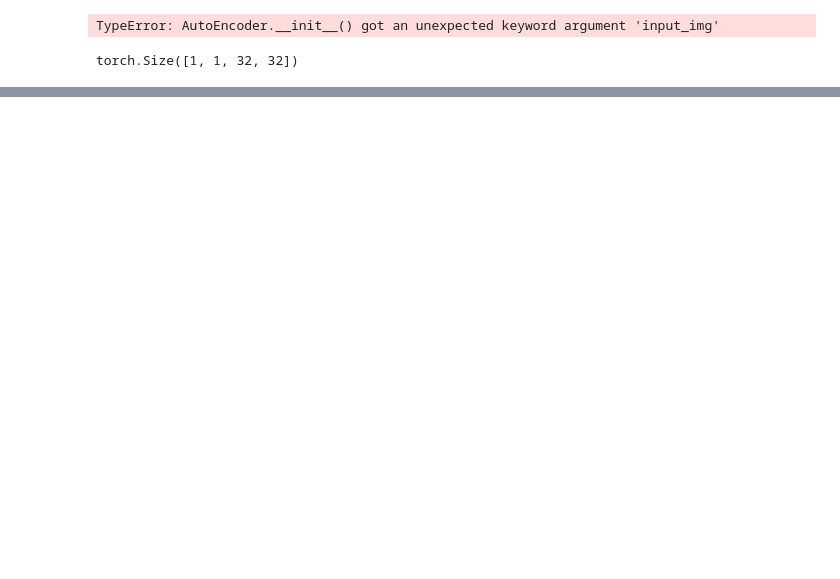
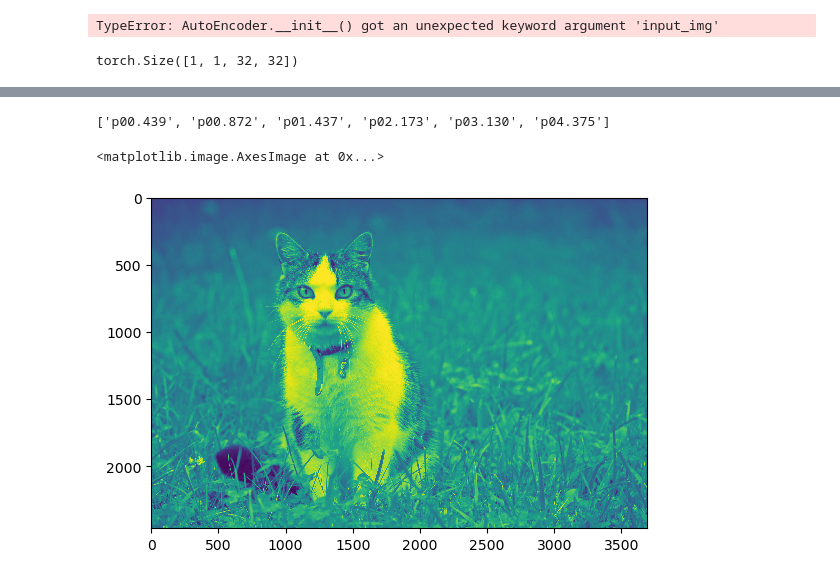
Before and after one commit to simenhu/fdtd, a Jupyter notebook: cortical/PlayWithModel.ipynb, the cells around one changed output, grey strips where cells are left out. Drawn from its saved outputs; the diff is of its cells as text; code cells hidden in the pictures; blank space fills up the shorter version.

```diff
--- a/cortical/PlayWithModel.ipynb
+++ b/cortical/PlayWithModel.ipynb
@@ -25,0 +109,11 @@ show(model.cc_activations[0].detach())
+# %%
+amp_scalers[1:7]
+# %% [output]
+['p00.439', 'p00.872', 'p01.437', 'p02.173', 'p03.130', 'p04.375']
+# %%
+cat_img = cv2.imread('/home/bij/Downloads/cat.jpg')
+cat_img = cv2.cvtColor(cat_img, cv2.COLOR_BGR2GRAY)
+plt.imshow(np.real(cat_img), interpolation='nearest')
+# %% [output]
+<matplotlib.image.AxesImage at 0x...>
+[figure, added]
```
Also changed, not shown: parts of 16 cells of this notebook, 3 other files.
